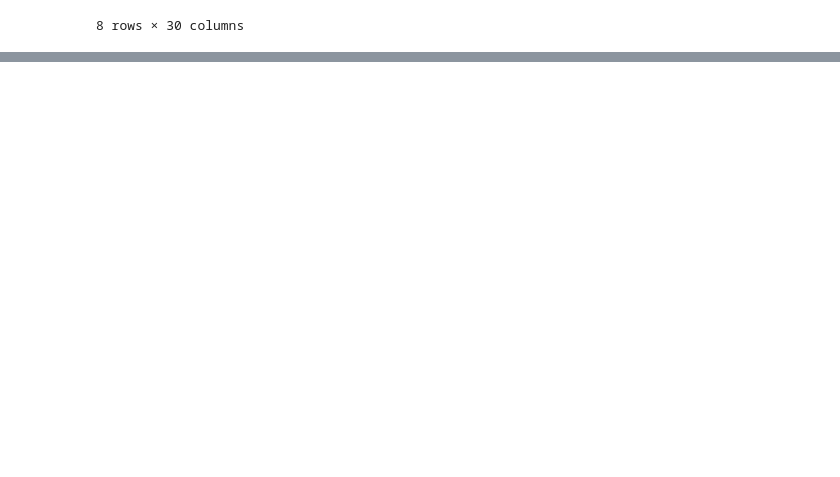
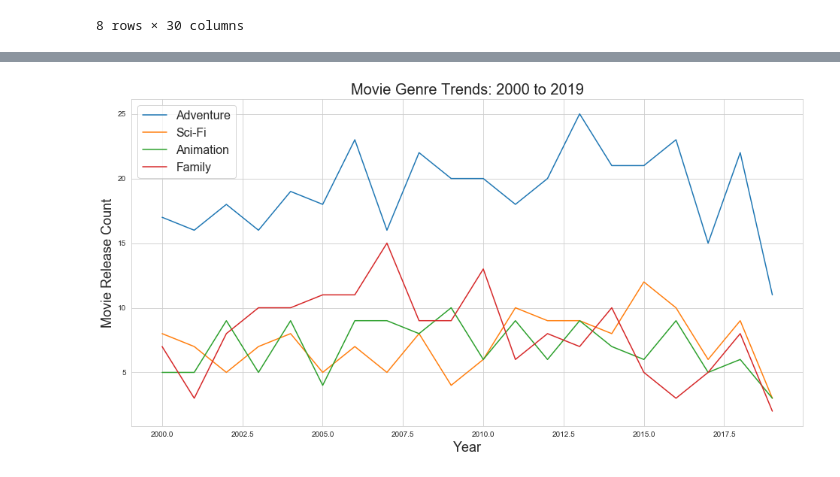
Before and after one commit to nqabell89/movie_industry_analysis, a Jupyter notebook: Movie_Industry_EDA.ipynb, the cells around one changed output, grey strips where cells are left out. Saved outputs shown, nothing was run; the diff lists cells and outputs as text; code cells hidden in the pictures; blank space fills up the shorter version.

```diff
--- a/Movie_Industry_EDA.ipynb
+++ b/Movie_Industry_EDA.ipynb
@@ -51,0 +93,15 @@ for genre in genres:
+# %%
+profit_genres = ['Adventure', 'Sci-Fi', 'Animation', 'Family']
+fig, ax = plt.subplots(figsize = (16,8))
+for genre in profit_genres:
+    data = dict(movies_df[movies_df[genre]==1].release_date.dt.year.value_counts().sort_index())
+    x = list(data.keys())
+    y = list(data.values())
+    ax.plot(x, y, label=genre)
+ax.legend(fontsize=16)
+plt.xlabel('Year', fontsize=18)
+plt.ylabel('Movie Release Count', fontsize=18)
+plt.title('Movie Genre Trends: 2000 to 2019', fontsize=20)
+plt.show()
+# %% [output]
+[figure, added]
```
Also changed, not shown: parts of 32 cells of this notebook, 1 other file.
